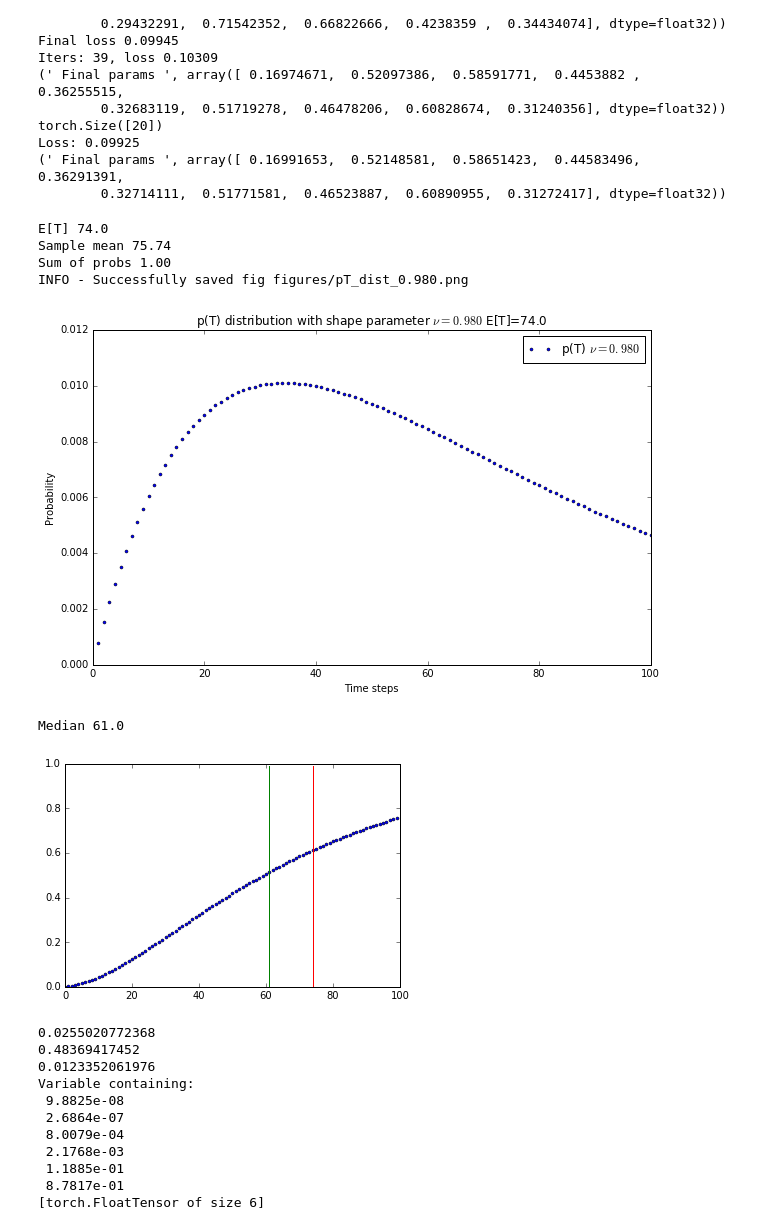
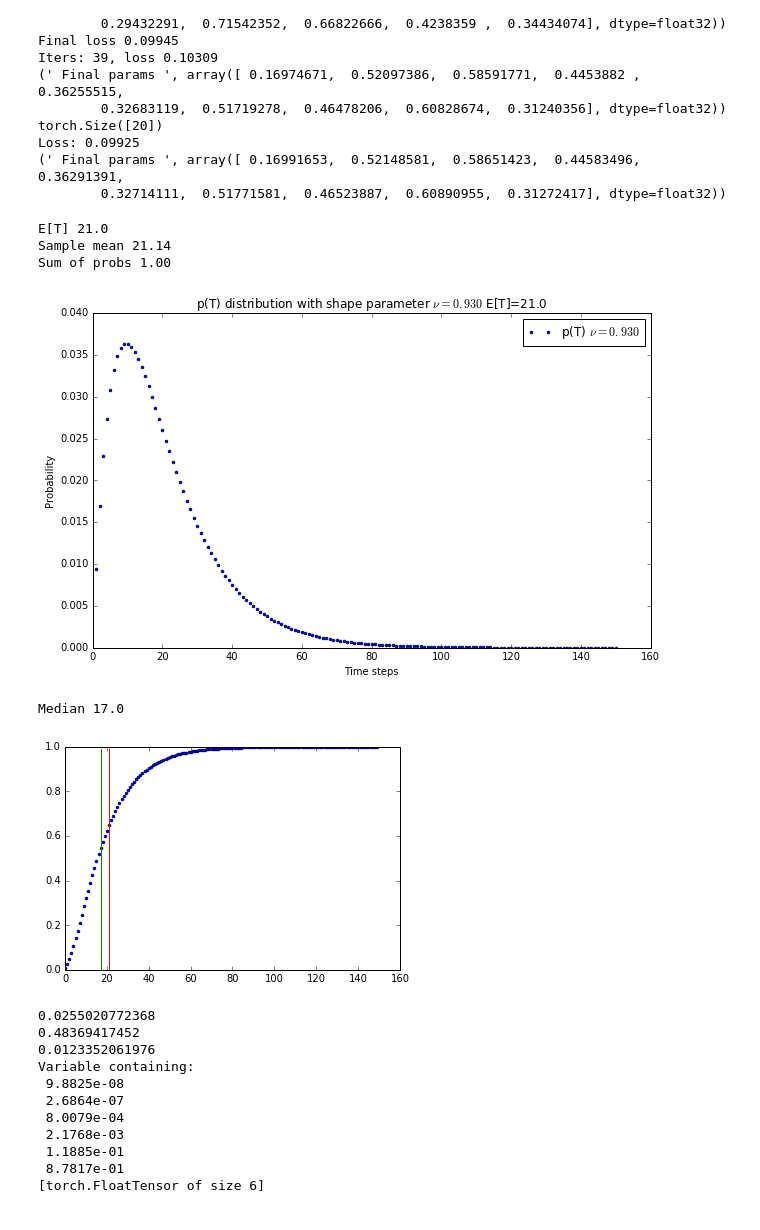
Before and after one commit to toologicbv/meta_learner, a Jupyter notebook: pytorch_expers.ipynb, the cells around one changed output. Saved outputs shown, nothing was run; the diff lists cells and outputs as text; code cells hidden in the pictures.

```diff
--- a/pytorch_expers.ipynb
+++ b/pytorch_expers.ipynb
@@ -127,48 +127,47 @@ def find_nearest(array,value):
     idx = (np.abs(array-value)).argmin()
     return idx, array[idx]
 
-T = 100
-q = 0.98
+T = 150
+q = 0.93
 pmfT = TimeStepsDist(q_prob=q, T=1000) # 14/0.8
 
 print("E[T] {}".format(pmfT.mean))
 ts = pmfT.rvs(n=1500)
 # print(ts)
 print("Sample mean {:.2f}".format(np.mean(ts)))
 # print("Get prob ", pmfT.pmfunc(np.array([3, 4, 5, 6])))
 pmf = pmfT.pmfunc(normalize=True, T=T)
 cdf = np.cumsum(pmf)
 
 # choice = np.random.uniform(size=10)
 # print(choice)
 # index = np.zeros(len(choice)).astype(int)
 # for i in range(len(choice)):
 #    index[i], _ = find_nearest(cdf, choice[i])
 
 # print("Mean ", np.mean(index))
 # choice = [0.6]
 print("Sum of probs {:.2f}".format(np.sum(pmfT.pdf)))
 
-pmfT.plot_pmf(T, do_save=True, do_show=True)
+pmfT.plot_pmf(T, do_save=False, do_show=True)
 
 _ = plt.plot(pmfT.cdf[0:T], 'bo', markersize=3)
 y = np.arange(0, 1, 0.01)
 mean = np.empty(100)
 mean.fill(pmfT.mean)
 median = np.empty(100)
 median.fill(pmfT.median)
 print("Median {}".format(pmfT.median))
 plt.plot(mean, y, 'r')
 plt.plot(median, y, 'g')
 plt.show()
 # %% [output]
-E[T] 74.0
-Sample mean 75.74
+E[T] 21.0
+Sample mean 21.14
 Sum of probs 1.00
-INFO - Successfully saved fig figures/pT_dist_0.980.png
-[figure, old version]
+[figure, new version]
-Median 61.0
+Median 17.0
-[figure, old version]
+[figure, new version]
 # %%
 new_p = np.zeros(pmfT.H)
 for i in np.arange(pmfT.H):
```
Also changed, not shown: parts of 1 cell of this notebook, 5 other files.
